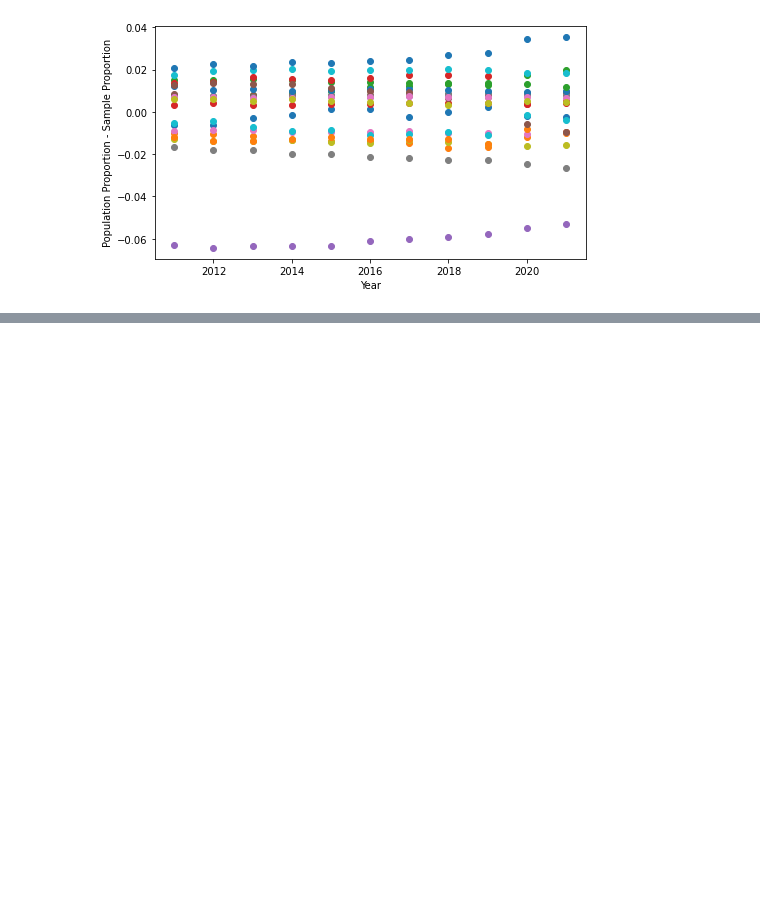
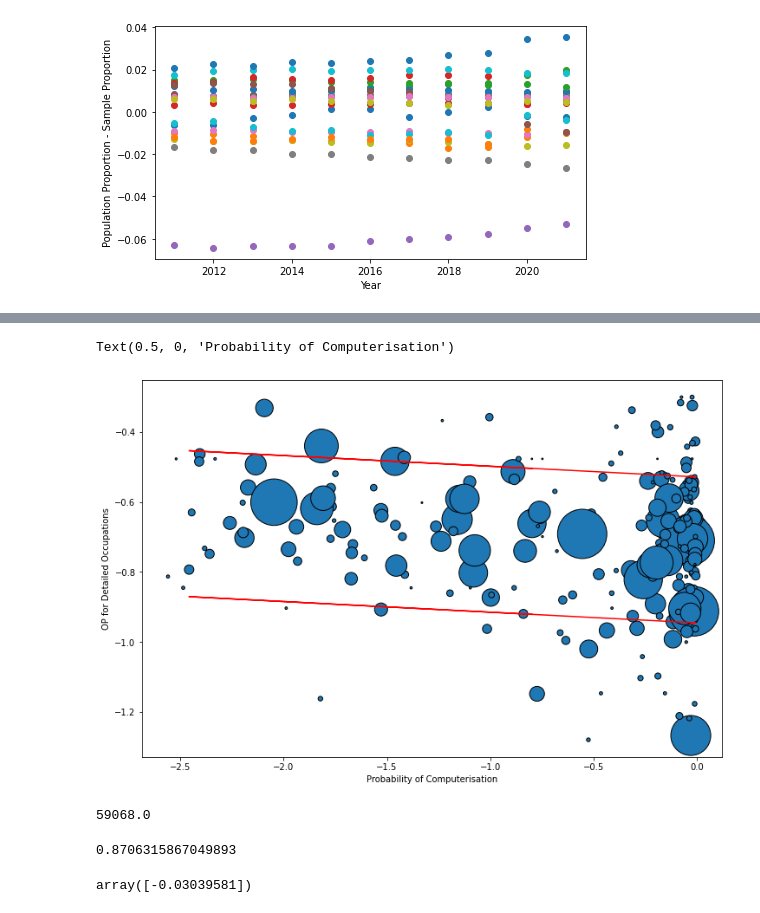
Before and after one commit to terencetan-c/4YP-The-Future-of-Work, a Jupyter notebook: Data modelling/Data modelling OP.ipynb, the cells around one changed output, grey strips where cells are left out. Saved outputs shown, nothing was run; the diff lists cells and outputs as text; code cells hidden in the pictures; blank space fills up the shorter version.

```diff
--- a/Data modelling/Data modelling OP.ipynb
+++ b/Data modelling/Data modelling OP.ipynb
@@ -383,6 +345,7 @@ weighted_mean_RC=((joint_auto3[0]*joint_auto3['Total']).sum())/(joint_auto3['Tot
 from sklearn.linear_model import LinearRegression
 
 joint_auto_nonan=joint_auto[joint_auto['Old Proportion']!=0]
+joint_auto_nonan_2012=joint_auto_nonan[joint_auto_nonan['Year']==2012]
 x_training=np.log10(joint_auto_nonan[joint_auto_nonan['Year']==2012]['Probability of Computerisation']).to_numpy().reshape(-1,1)
 y_training=np.log10(joint_auto_nonan[joint_auto_nonan['Year']==2012]['Old Proportion']).to_numpy().reshape(-1,1)
 weights=joint_auto_nonan[joint_auto_nonan['Year']==2012]['Total'].to_numpy().reshape(-1)
@@ -637,0 +622,33 @@ auto_data
+# %%
+joint_auto_nonan_2012_log = joint_auto_nonan_2012.copy()
+joint_auto_nonan_2012_log['Probability of Computerisation']=np.log10(joint_auto_nonan_2012_log['Probability of Computerisation'])
+joint_auto_nonan_2012_log['Old Proportion']=np.log10(joint_auto_nonan_2012_log['Old Proportion'])
+
+training1=joint_auto_nonan_2012_log[['Probability of Computerisation','Old Proportion','Total']]
+# %%
+for i in range(20):
+    training1['upper']=training1['Probability of Computerisation']*x2.value[0] + x3.value[0] + x1.value[0]
+    training1['lower']=training1['Probability of Computerisation']*x2.value[0] + x3.value[0] - x1.value[0]
+
+    training1['upper']=training1['upper']-training1['Old Proportion']
+    training1['lower']=training1['Old Proportion']-training1['lower']
+
+    training1.drop(training1['upper'].idxmin(),inplace=True)
+    training1.drop(training1['lower'].idxmin(),inplace=True)
+
+    if training1['lower'].min()<=training1['upper'].min():
+        training1.drop(training1['lower'].idxmin(),inplace=True)
+    else:
+        training1.drop(training1['upper'].idxmin(),inplace=True)
+
+    # Define and solve the CVXPY problem.
+    x1 = cp.Variable(1)
+    x2 = cp.Variable(1)
+    x3 = cp.Variable(1)
+
+
+    prob = cp.Problem(cp.Minimize(x1),
+                    [training1['Old Proportion'].to_numpy() - x2*training1['Probability of Computerisation'].to_numpy() - x3 - x1 <= 0,
+                    -training1['Old Proportion'].to_numpy() + x2*training1['Probability of Computerisation'].to_numpy() + x3 - x1 <= 0])
+
+    prob.solve()
@@ -637,0 +676,26 @@ auto_data
+# %%
+fig, ax = plt.subplots()
+fig.set_size_inches(12, 8)
+plt.scatter(x_training,y_training,s=weights,edgecolors='black')
+
+plt.plot(training1['Probability of Computerisation'],(training1['Probability of Computerisation']*x2.value[0])+x3.value[0]+x1.value[0],color='r')
+plt.plot(training1['Probability of Computerisation'],(training1['Probability of Computerisation']*x2.value[0])+x3.value[0]-x1.value[0],color='r')
+
+
+plt.ylabel('OP for Detailed Occupations')
+plt.xlabel('Probability of Computerisation')
+# %% [output]
+Text(0.5, 0, 'Probability of Computerisation')
+[figure, added]
+# %%
+training1['Total'].sum()
+# %% [output]
+59068.0
+# %%
+training1['Total'].sum()/joint_auto_nonan_2012['Total'].sum()
+# %% [output]
+0.8706315867049893
+# %%
+x2.value
+# %% [output]
+array([-0.03039581])
```
Also changed, not shown: parts of 24 cells of this notebook, 16 other files.
